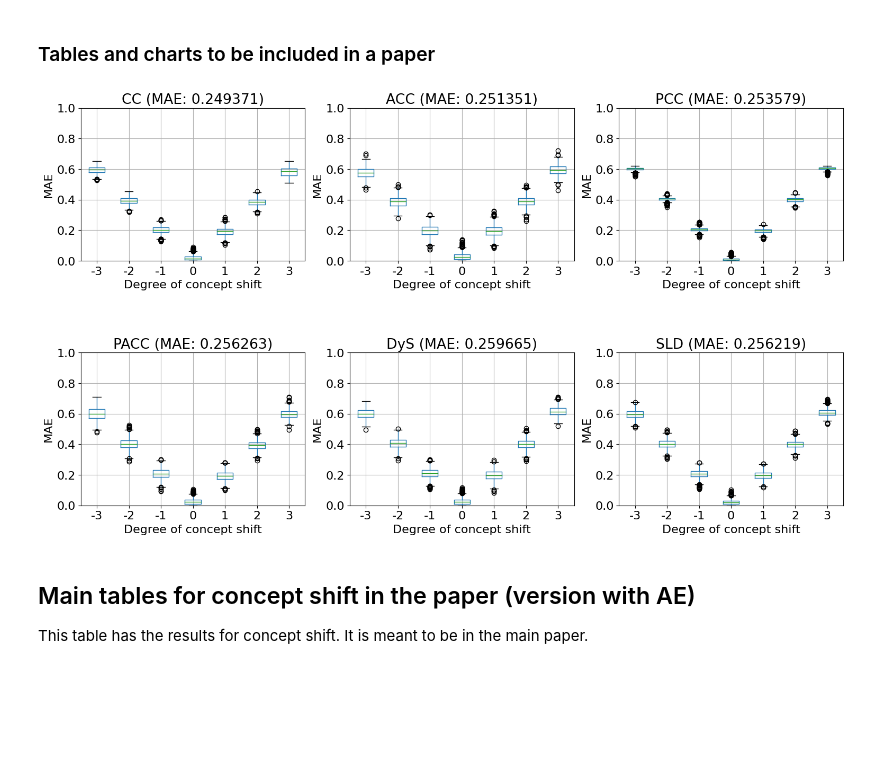
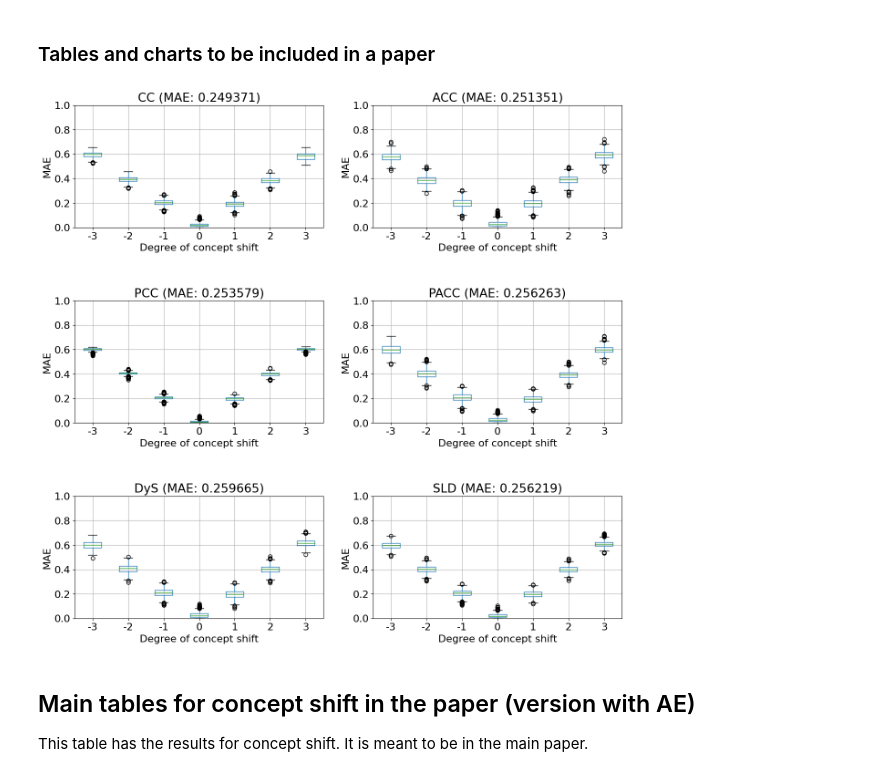
Before and after one commit to pglez82/quant_datasetshift, a Jupyter notebook: analyze_results_concept_v2.ipynb, the cells around one changed output. Cells and saved outputs as stored; diff of their text form; code cells hidden in the pictures; blank space fills up the shorter version.

```diff
--- a/analyze_results_concept_v2.ipynb
+++ b/analyze_results_concept_v2.ipynb
@@ -37,21 +37,21 @@ Done
 ### Tables and charts to be included in a paper
 # %%
 quantificators = ["CC", "ACC", "PCC", "PACC", "DyS", "SLD"]
-fig, ax = plt.subplots(2,3,figsize=(18,10))
+fig, ax = plt.subplots(3,2,figsize=(15,15))
 fig.subplots_adjust(wspace=0.8,hspace=0.6)
 
 for k,quant_name in enumerate(quantificators):
     results = results_dict[quant_name]
-    ax[k//3][k%3].set_ylim(0, 1)
-    ax[k//3][k%3].set_ylabel(error)
-    results.boxplot(ax=ax[k//3][k%3],column='MAE',by='cut_points')
+    ax[k//2][k%2].set_ylim(0, 1)
+    ax[k//2][k%2].set_ylabel(error)
+    results.boxplot(ax=ax[k//2][k%2],column='MAE',by='cut_points')
     plt.suptitle('')
-    ax[k//3][k%3].set_xlabel("Degree of concept shift")
-    ax[k//3][k%3].set_title("%s (%s: %f)"  % (quant_name,'MAE',results['MAE'].mean()))
+    ax[k//2][k%2].set_xlabel("Degree of concept shift")
+    ax[k//2][k%2].set_title("%s (%s: %f)"  % (quant_name,'MAE',results['MAE'].mean()))
 plt.savefig(os.path.join(export_dir,"images/conceptresults_v2.pdf"),format='pdf',bbox_inches='tight')
 plt.savefig(os.path.join(export_dir, "images/conceptresults_v2.png"),format='png',bbox_inches='tight')
 # %% [output]
-[figure, old version]
+[figure, new version]
 # %% [markdown]
 ## Main tables for concept shift in the paper (version with AE)
 
```
Also changed, not shown: 1 other file.
